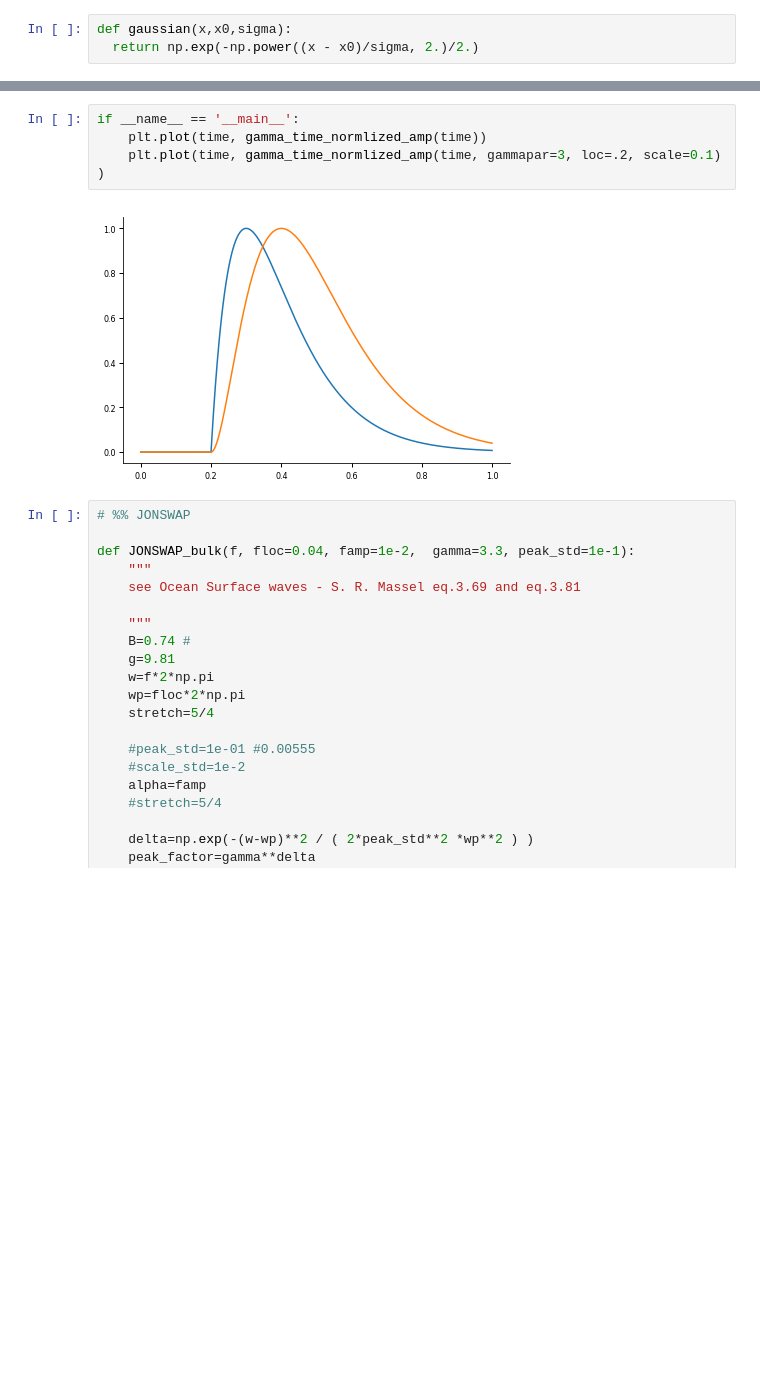
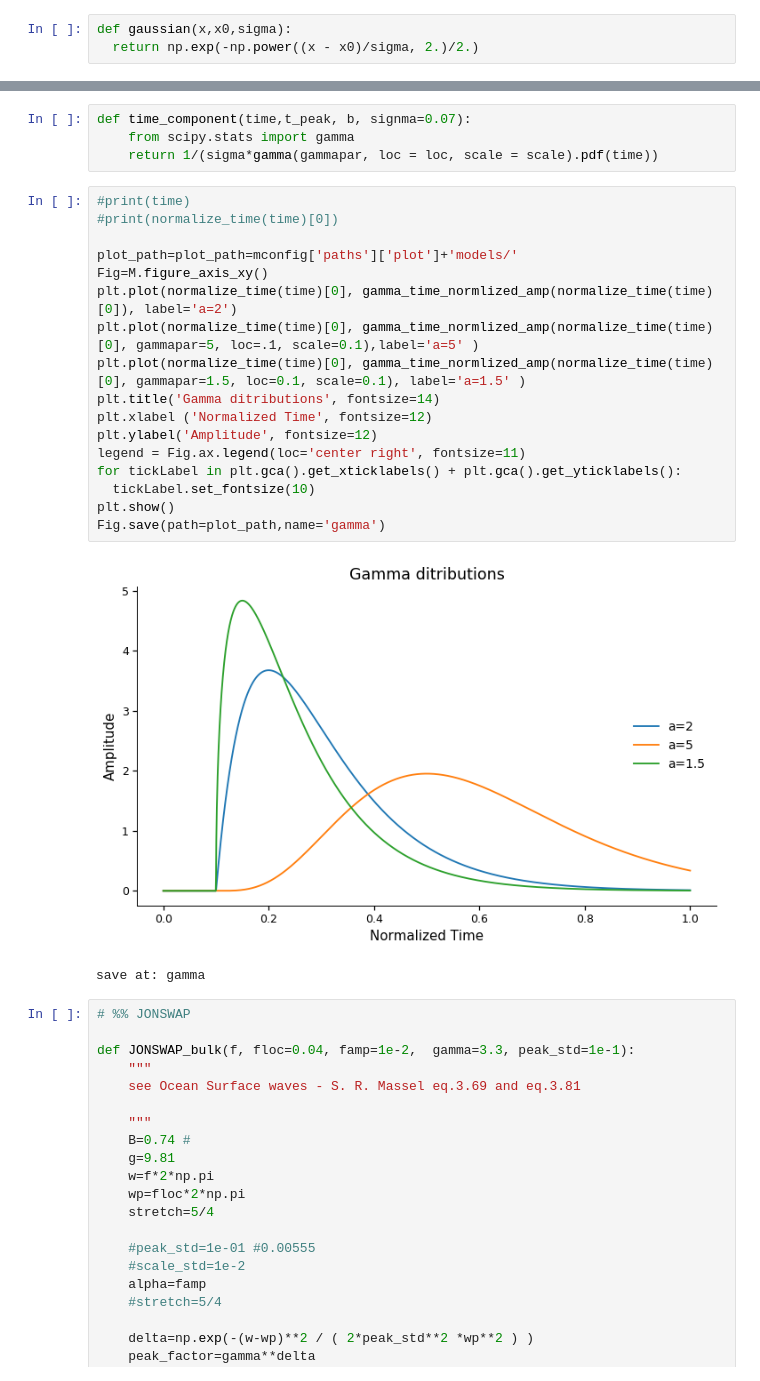
Before and after one commit to mochell/stormy_forerunners, a Jupyter notebook: models/JONSWAP_gamma.ipynb, the cells around one changed output, grey strips where cells are left out. Cells and saved outputs as stored; diff of their text form; blank space fills up the shorter version.

```diff
--- a/models/JONSWAP_gamma.ipynb
+++ b/models/JONSWAP_gamma.ipynb
@@ -56,9 +57,27 @@ def gamma_time_normlized_amp(time, gammapar=2, loc=.2, scale=0.1):
-# %%
-if __name__ == '__main__':
-    plt.plot(time, gamma_time_normlized_amp(time))
-    plt.plot(time, gamma_time_normlized_amp(time, gammapar=3, loc=.2, scale=0.1) )
-# %% [output]
-[figure, removed]
+# %%
+def time_component(time,t_peak, b, signma=0.07):
+    from scipy.stats import gamma
+    return 1/(sigma*gamma(gammapar, loc = loc, scale = scale).pdf(time))
+# %%
+#print(time)
+#print(normalize_time(time)[0])
+
+plot_path=plot_path=mconfig['paths']['plot']+'models/'
+Fig=M.figure_axis_xy()
+plt.plot(normalize_time(time)[0], gamma_time_normlized_amp(normalize_time(time)[0]), label='a=2')
+plt.plot(normalize_time(time)[0], gamma_time_normlized_amp(normalize_time(time)[0], gammapar=5, loc=.1, scale=0.1),label='a=5' )
+plt.plot(normalize_time(time)[0], gamma_time_normlized_amp(normalize_time(time)[0], gammapar=1.5, loc=0.1, scale=0.1), label='a=1.5' )
+plt.title('Gamma ditributions', fontsize=14)
+plt.xlabel ('Normalized Time', fontsize=12)
+plt.ylabel('Amplitude', fontsize=12)
+legend = Fig.ax.legend(loc='center right', fontsize=11)
+for tickLabel in plt.gca().get_xticklabels() + plt.gca().get_yticklabels():
+  tickLabel.set_fontsize(10)
+plt.show()
+Fig.save(path=plot_path,name='gamma')
+# %% [output]
+[figure, added]
+save at: gamma
 # %%
 # %% JONSWAP
 
```
Also changed, not shown: parts of 10 cells of this notebook, 5 other files.
